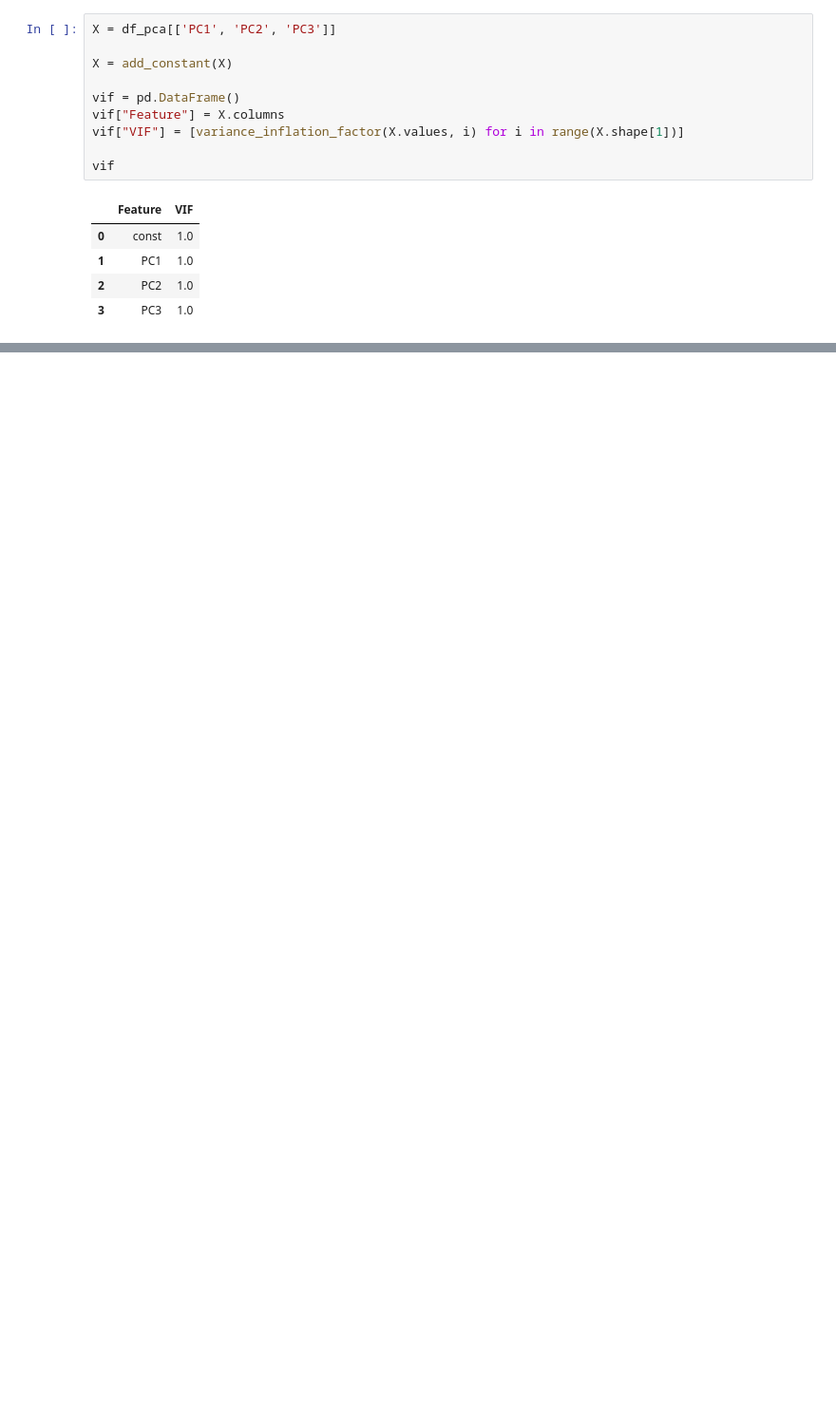
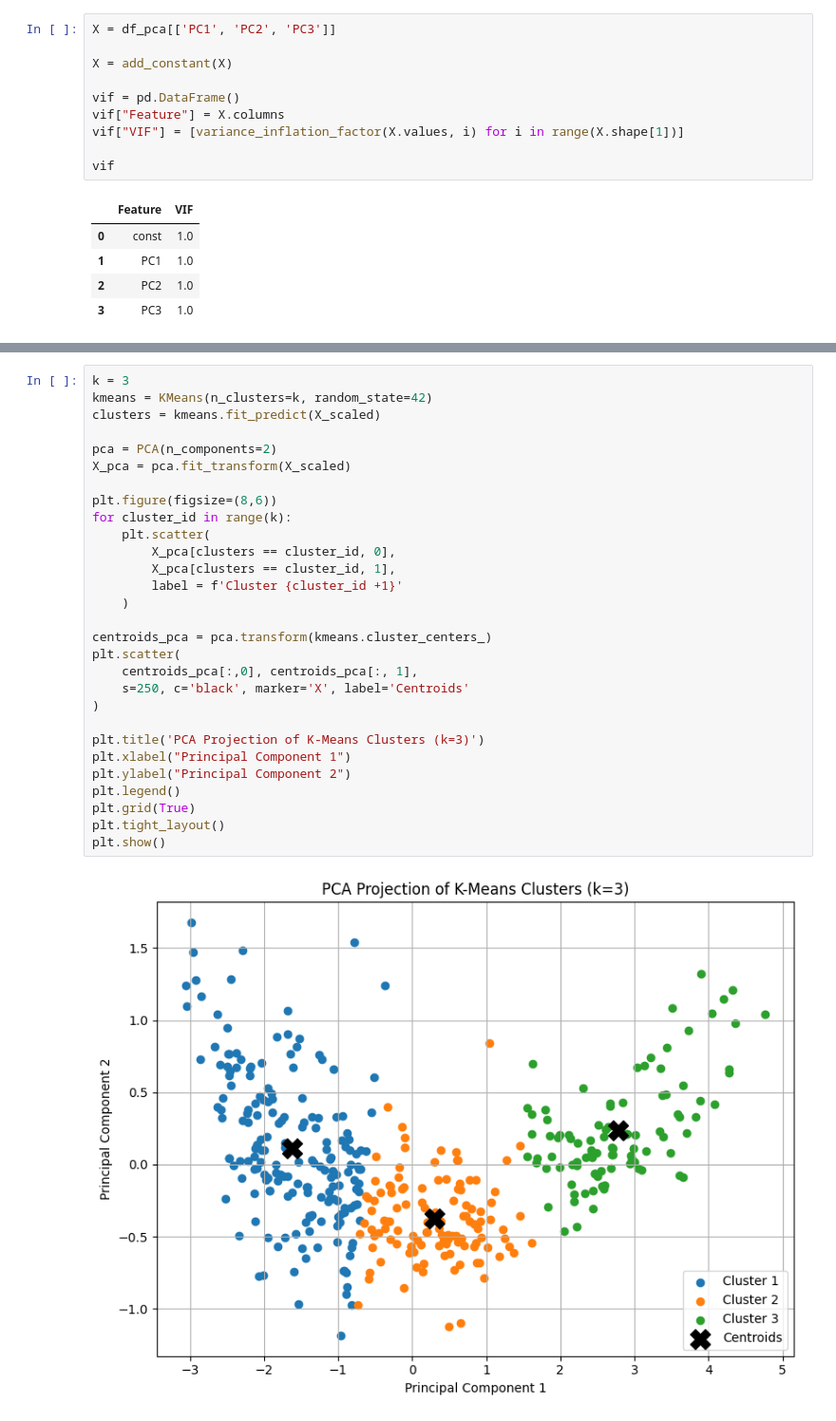
Before and after one commit to Jesus-PerezG/TC2004B-Jesus, a Jupyter notebook: notebooks/PCA_K-Means_cars.ipynb, the cells around one changed output, grey strips where cells are left out. Shown at 95% size. Saved outputs shown, nothing was run; the diff lists cells and outputs as text; blank space fills up the shorter version.

```diff
--- a/notebooks/PCA_cars.ipynb
+++ b/notebooks/PCA_K-Means_cars.ipynb
@@ -237,0 +331,31 @@ vif
+# %%
+k = 3
+kmeans = KMeans(n_clusters=k, random_state=42)
+clusters = kmeans.fit_predict(X_scaled)
+
+pca = PCA(n_components=2)
+X_pca = pca.fit_transform(X_scaled)
+
+plt.figure(figsize=(8,6))
+for cluster_id in range(k):
+    plt.scatter(
+        X_pca[clusters == cluster_id, 0],
+        X_pca[clusters == cluster_id, 1],
+        label = f'Cluster {cluster_id +1}'
+    )
+
+centroids_pca = pca.transform(kmeans.cluster_centers_)
+plt.scatter(
+    centroids_pca[:,0], centroids_pca[:, 1],
+    s=250, c='black', marker='X', label='Centroids'
+)
+
+plt.title('PCA Projection of K-Means Clusters (k=3)')
+plt.xlabel("Principal Component 1")
+plt.ylabel("Principal Component 2")
+plt.legend()
+plt.grid(True)
+plt.tight_layout()
+plt.show()
+# %% [output]
+[figure, added]
```
Also changed, not shown: parts of 8 cells of this notebook, 4 other files.
